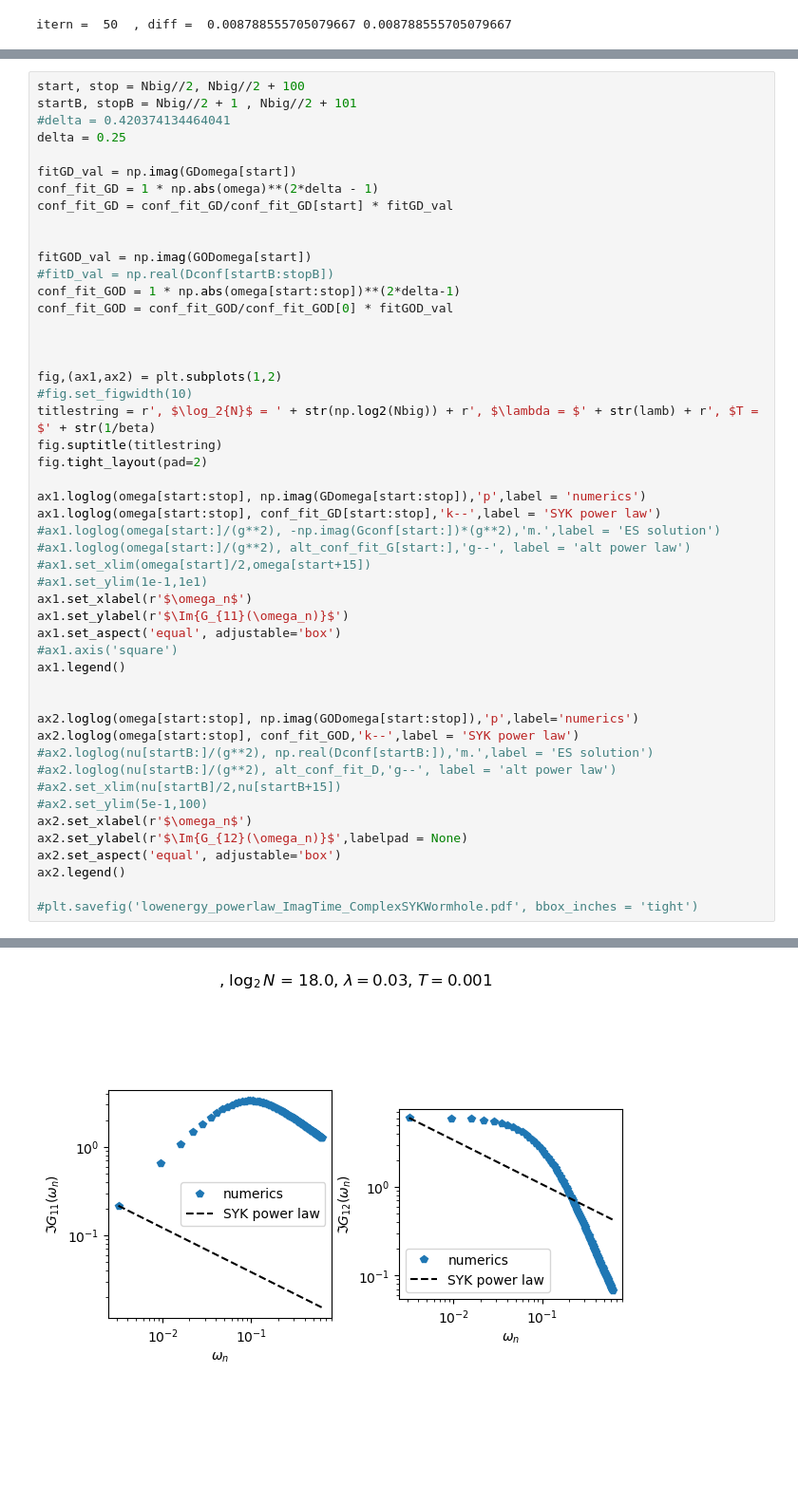
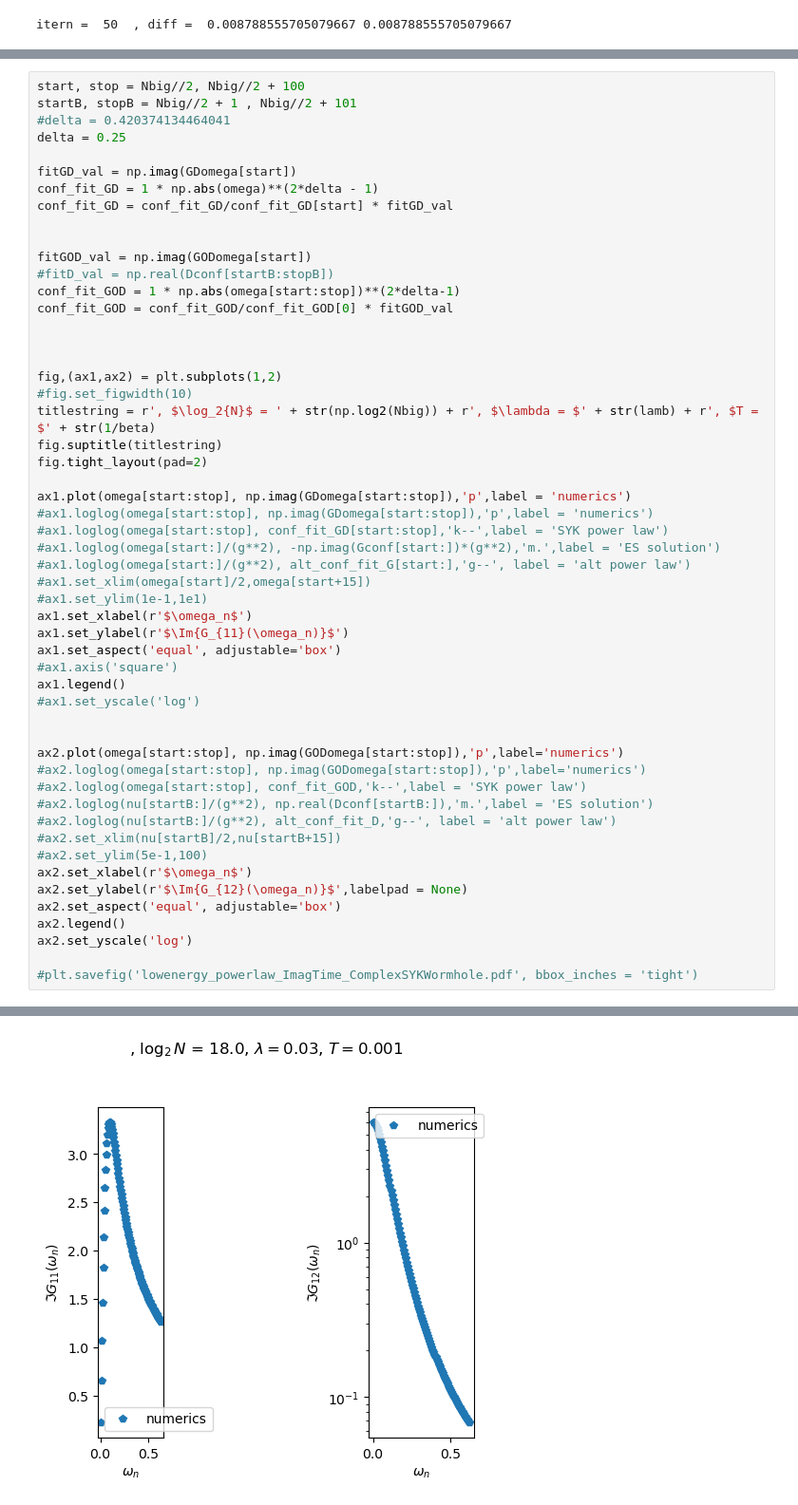
Before and after one commit to aravindhshankar/TwoSidedYSYK, a Jupyter notebook: Benchmarking/ComplexSYKImagTimeWormhole.ipynb, the cells around one changed output, grey strips where cells are left out. Shown at 95% size. Cells and saved outputs as stored; diff of their text form; blank space fills up the shorter version.

```diff
--- a/Benchmarking/ComplexSYKImagTimeWormhole.ipynb
+++ b/Benchmarking/ComplexSYKImagTimeWormhole.ipynb
@@ -125,8 +126,9 @@ titlestring = r', $\log_2{N}$ = ' + str(np.log2(Nbig)) + r', $\lambda = $' + str
 fig.suptitle(titlestring)
 fig.tight_layout(pad=2)
 
-ax1.loglog(omega[start:stop], np.imag(GDomega[start:stop]),'p',label = 'numerics')
-ax1.loglog(omega[start:stop], conf_fit_GD[start:stop],'k--',label = 'SYK power law')
+ax1.plot(omega[start:stop], np.imag(GDomega[start:stop]),'p',label = 'numerics')
+#ax1.loglog(omega[start:stop], np.imag(GDomega[start:stop]),'p',label = 'numerics')
+#ax1.loglog(omega[start:stop], conf_fit_GD[start:stop],'k--',label = 'SYK power law')
 #ax1.loglog(omega[start:]/(g**2), -np.imag(Gconf[start:])*(g**2),'m.',label = 'ES solution')
 #ax1.loglog(omega[start:]/(g**2), alt_conf_fit_G[start:],'g--', label = 'alt power law')
 #ax1.set_xlim(omega[start]/2,omega[start+15])
@@ -136,10 +138,12 @@ ax1.set_ylabel(r'$\Im{G_{11}(\omega_n)}$')
 ax1.set_aspect('equal', adjustable='box')
 #ax1.axis('square')
 ax1.legend()
+#ax1.set_yscale('log')
 
 
-ax2.loglog(omega[start:stop], np.imag(GODomega[start:stop]),'p',label='numerics')
-ax2.loglog(omega[start:stop], conf_fit_GOD,'k--',label = 'SYK power law')
+ax2.plot(omega[start:stop], np.imag(GODomega[start:stop]),'p',label='numerics')
+#ax2.loglog(omega[start:stop], np.imag(GODomega[start:stop]),'p',label='numerics')
+#ax2.loglog(omega[start:stop], conf_fit_GOD,'k--',label = 'SYK power law')
 #ax2.loglog(nu[startB:]/(g**2), np.real(Dconf[startB:]),'m.',label = 'ES solution')
 #ax2.loglog(nu[startB:]/(g**2), alt_conf_fit_D,'g--', label = 'alt power law')
 #ax2.set_xlim(nu[startB]/2,nu[startB+15])
@@ -148,6 +152,7 @@ ax2.set_xlabel(r'$\omega_n$')
 ax2.set_ylabel(r'$\Im{G_{12}(\omega_n)}$',labelpad = None)
 ax2.set_aspect('equal', adjustable='box')
 ax2.legend()
+ax2.set_yscale('log')
 
 #plt.savefig('lowenergy_powerlaw_ImagTime_ComplexSYKWormhole.pdf', bbox_inches = 'tight')
 # %% [output]
@@ -155 +159 @@ ax2.legend()
-[figure, old version]
+[figure, new version]
```
Also changed, not shown: parts of 3 cells of this notebook, 1 other file.
